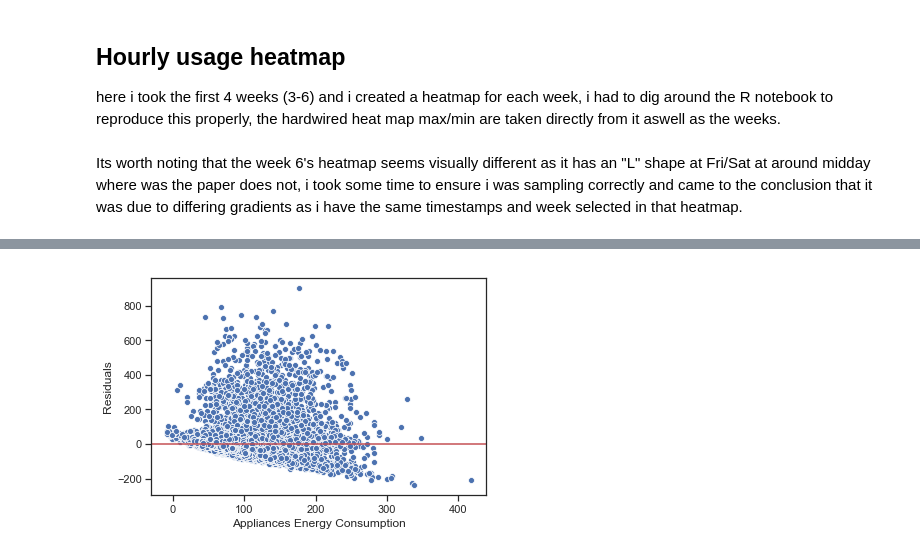
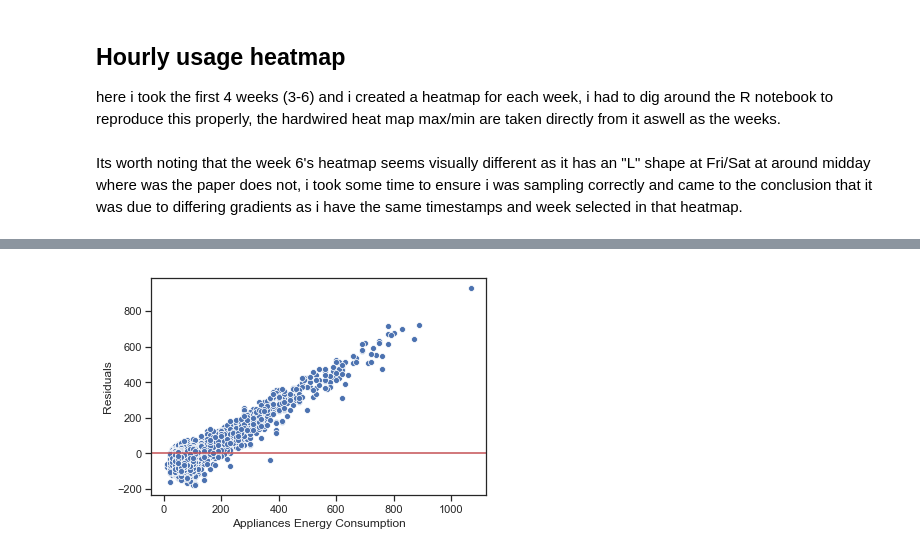
Before and after one commit to billy1234/DataScience-Portfolio, a Jupyter notebook: Portfolio2.ipynb, the cells around one changed output, grey strips where cells are left out. Drawn from its saved outputs; the diff is of its cells as text; code cells hidden in the pictures.

```diff
--- a/Portfolio2.ipynb
+++ b/Portfolio2.ipynb
@@ -78,26 +80,3 @@ plt.show()
 here i took the first 4 weeks (3-6) and i created a heatmap for each week, i had to dig around the R notebook to reproduce this properly, the hardwired heat map max/min are taken directly from it aswell as the weeks.
 <br><br>
 Its worth noting that the week 6's heatmap seems visually different as it has an "L" shape at Fri/Sat at around midday where was the paper does not, i took some time to ensure i was sampling correctly and came to the conclusion that it was due to differing gradients as i have the same timestamps and week selected in that heatmap.
-# %%
-from sklearn.ensemble import RandomForestRegressor
-from sklearn.linear_model import LinearRegression
-from sklearn.feature_selection import RFE
-
-def residPlot(predictors,y,model):
-    y_hat = model.predict(predictors)
-    residuals = y - y_hat
-    sns.scatterplot(y_hat,residuals)
-    plt.ylabel("Residuals")
-    plt.xlabel("Appliances Energy Consumption")
-    plt.title = 'Residual Plot'
-    plt.axhline(color='r')
-
-def trainReduced():
-
-
-
-df_train, df_test = pd.read_csv(trainingPath),pd.read_csv(testingPath)
-predictors = df_train._get_numeric_data().drop(['Appliances',], axis=1)
-model = LinearRegression().fit(predictors,df_train['Appliances'])
-coefs = pd.DataFrame({'coef':model.coef_,"name":predictors.columns.values}).set_index('name')
-None
@@ -104,5 +151,5 @@ None
 # %%
-residPlot(predictors,df_train['Appliances'],model)
+residPlot(df_test.drop(['Appliances'],axis=1)._get_numeric_data(),df_test['Appliances'],model)
 None
 # %% [output]
-[figure, old version]
+[figure, new version]
```
Also changed, not shown: parts of 10 cells of this notebook.
